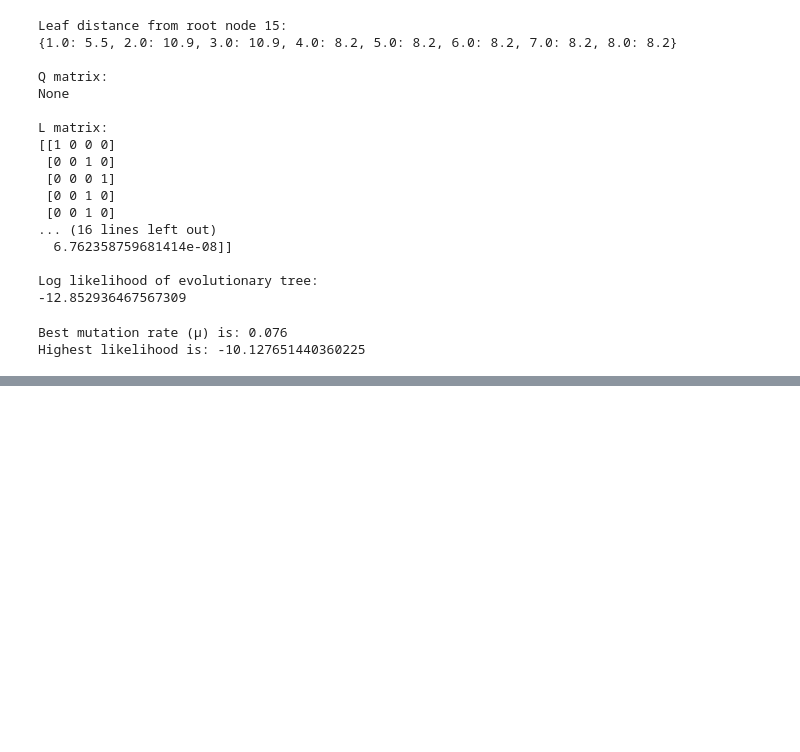
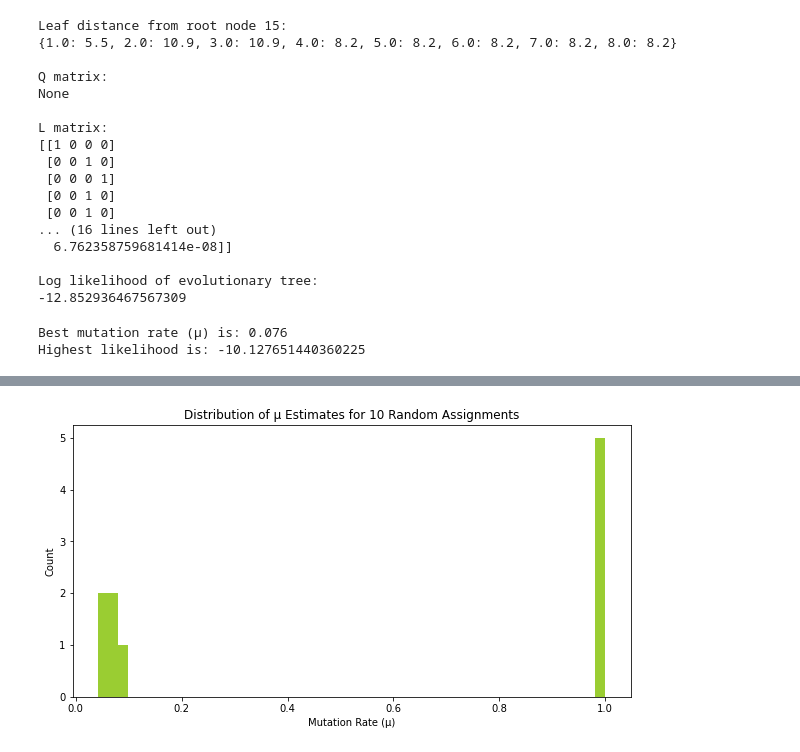
Before and after one commit to TomMakesThings/Phylogenetic-Tree-Inference, a Jupyter notebook: Phylogenetics.ipynb, the cells around one changed output, grey strips where cells are left out. Cells and saved outputs as stored; diff of their text form; code cells hidden in the pictures; blank space fills up the shorter version.

```diff
--- a/Phylogenetics.ipynb
+++ b/Phylogenetics.ipynb
@@ -303,5 +277,0 @@ tree_inference.leaf_values
-# %%
-# Generate new leaf bases
-random_leaf_values = random.choices(["A", "C", "G", "T"], k = len(tree_leaves))
-random_tree_leaves = dict(zip(list(range(1, len(random_leaf_values) + 1)), random_leaf_values))
-print(random_tree_leaves)
@@ -313,0 +319,24 @@ tree_inference.calculateLikelihood(tree_inference.mu)
+# %%
+# Number of new leaf assignments to test
+n_random_assignments = 10
+# Create placeholder for best mu
+random_best_mu = np.full(n_random_assignments, None)
+
+for i in range(n_random_assignments):
+    # Randomly generate new leaf bases
+    random_leaf_values = random.choices(["A", "C", "G", "T"], k = len(tree_leaves))
+    random_tree_leaves = dict(zip(list(range(1, len(random_leaf_values) + 1)),
+                                  random_leaf_values))
+
+    # Copy original tree and reassign leaf values
+    random_tree_inference = copy.deepcopy(tree_inference)
+    random_tree_inference.leaf_values = random_tree_leaves
+
+    # Find best mutation rate
+    likelihoods, mu_vals, optimal_mu, mu_likelihood = optimiseMu(random_tree_inference)
+
+    random_best_mu[i] = optimal_mu
+
+# # Plot log likelihood over mutation rate
+# likelihood_plot = plotLikelihood(likelihoods, mu_vals, optimal_mu)
+# likelihood_plot.savefig("New_Tree_Likelihood.pdf", bbox_inches = "tight")
@@ -313,0 +348,15 @@ tree_inference.calculateLikelihood(tree_inference.mu)
+# %%
+def plotMuHistogram(best_mu_values, n_assignments = 1000):
+    # Plot distribution of best mu values
+    fig = plt.figure(figsize = (10, 5))
+    plt.hist(random_best_mu, bins = 50, color = "yellowgreen")
+    plt.xlabel("Mutation Rate (\u03bc)")
+    plt.ylabel("Count")
+    plt.title("Distribution of \u03bc Estimates for " + str(n_assignments) + " Random Assignments")
+    plt.show()
+
+    return fig
+
+mu_hist = plotMuHistogram(random_best_mu, n_random_assignments)
+# %% [output]
+[figure, added]
```
Also changed, not shown: parts of 8 cells of this notebook, 2 other files.
